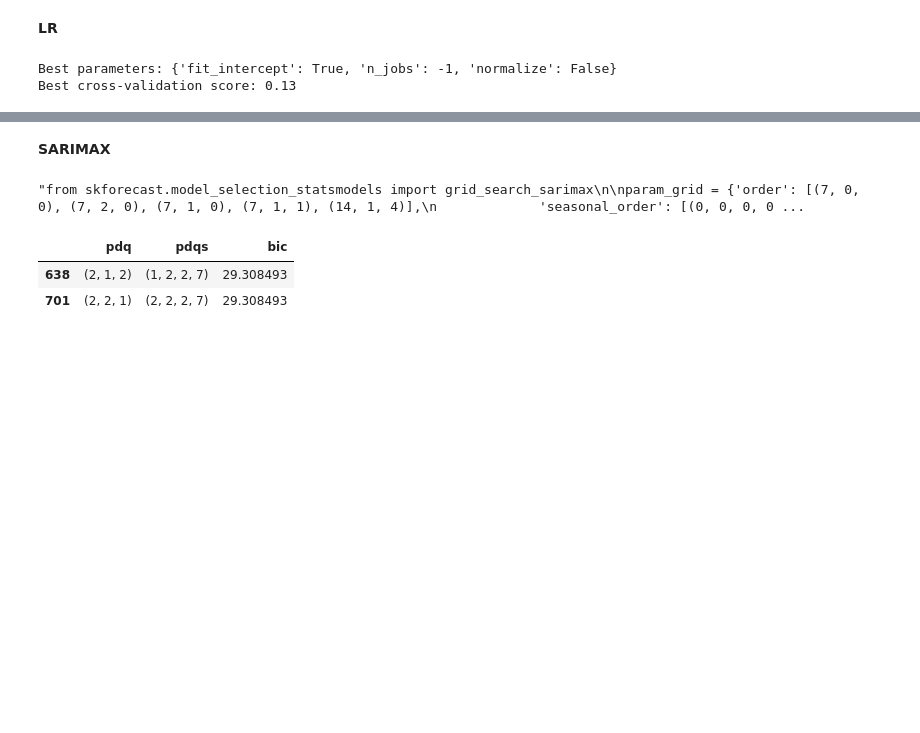
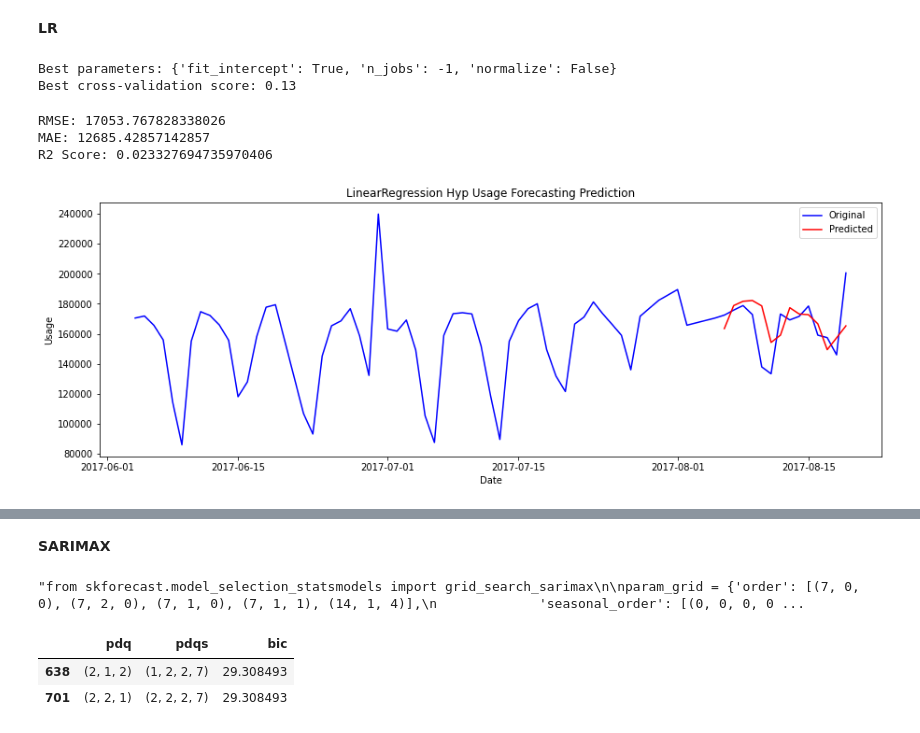
Before and after one commit to badl7/Forecasting_bus, a Jupyter notebook: Forecasting_bus_demand_in_Banana_Republic_municipalities.ipynb, the cells around one changed output, grey strips where cells are left out. Drawn from its saved outputs; the diff is of its cells as text; code cells hidden in the pictures; blank space fills up the shorter version.

```diff
--- a/Forecasting_bus_demand_in_Banana_Republic_municipalities.ipynb
+++ b/Forecasting_bus_demand_in_Banana_Republic_municipalities.ipynb
@@ -548,26 +521,24 @@ https://youtu.be/ZjaBn93YPWo
 # %% [markdown]
 # Regressive Modeling
 # %%
-# Let's create a data frame for transformation from time series to supervised:
-
-def built_supervised(data):
+def built_supervised(data,lag_num=[7,14]):
     supervised_df = data.copy()
 
     # Create column for each lag:
-    for i in range(1, 8):
+    for i in range(1, lag_num[0]+1):
         col_name = 'lag_' + str(i)
         supervised_df[col_name] = supervised_df['usage_diff'].shift(i)
 
     # Drop null values:
     supervised_df = supervised_df.dropna().reset_index(drop=True)
 
-    supervised_df.to_csv('/content/drive/MyDrive/Forecasting_bus_demand/regressive_model_df.csv', index=False)
+    supervised_df.to_csv(f'{BASE_FILE}regressive_model_df.csv', index=False)
 
     return supervised_df
 # %%
-reg_model_df = built_supervised(stationary_df)
+reg_model_df = built_supervised(stationary_df,lag_num=[7])
 reg_model_df = reg_model_df[['date', 'usage', 'usage_diff', 'lag_1', 'lag_2', 'lag_3', 'lag_4', 'lag_5', 'lag_6', 'lag_7'] ]
-reg_model_df
+reg_model_df # Supervised Dataframe
 # %% [output]
 |  | date | usage | usage_diff | lag_1 | lag_2 | lag_3 | lag_4 | lag_5 | lag_6 | lag_7 |
 | 0 | 2017-06-12 | 172203 | -2547.0 | 19647.0 | 69112.0 | -28816.0 | -41088.0 | -9773.0 | -6186.0 | 1351.0 |
@@ -766,9 +736,9 @@ def plot_results(results, origin_df, model_name):
 
     ax.legend(loc='best')
 
-    filepath = Path(f'/content/drive/MyDrive/Forecasting_bus_demand/model_output/{model_name}_forecasting.svg')
+    filepath = Path(f'{BASE_FILE}model_output/{model_name}_forecasting.svg')
     filepath.parent.mkdir(parents=True, exist_ok=True)
-    plt.savefig(f'/content/drive/MyDrive/Forecasting_bus_demand/model_output/{model_name}_forecasting.svg')
+    plt.savefig(f'{BASE_FILE}model_output/{model_name}_forecasting.svg')
 # %% [markdown]
 **Modeling**
 # %%
@@ -1026,3 +1031,10 @@ print("Best cross-validation score: {:.2f}".format(grid_search.best_score_))
 # %% [output]
 Best parameters: {'fit_intercept': True, 'n_jobs': -1, 'normalize': False}
 Best cross-validation score: 0.13
+# %%
+regressive_model(train, test, LinearRegression(fit_intercept= True, n_jobs=-1, normalize=False), 'LinearRegression Hyp')
+# %% [output]
+RMSE: 17053.767828338026
+MAE: 12685.42857142857
+R2 Score: 0.023327694735970406
+[figure, added]
```
Also changed, not shown: parts of 45 cells of this notebook.
